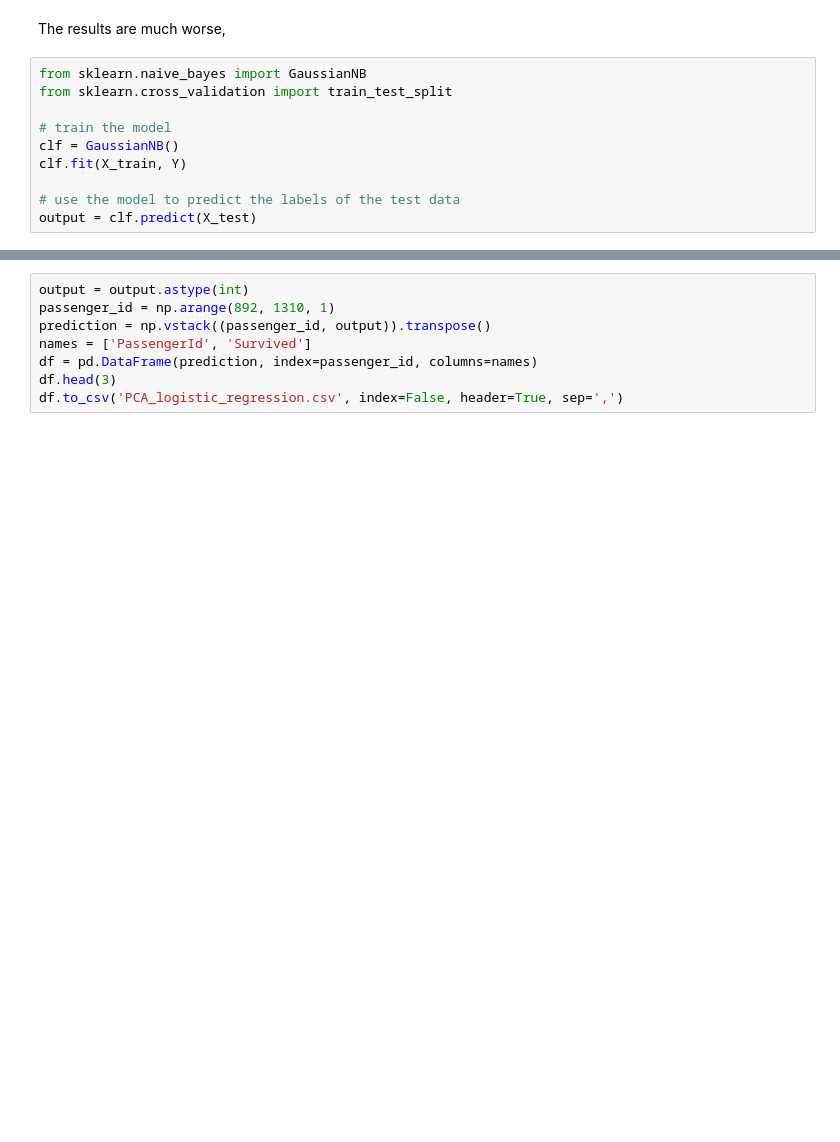
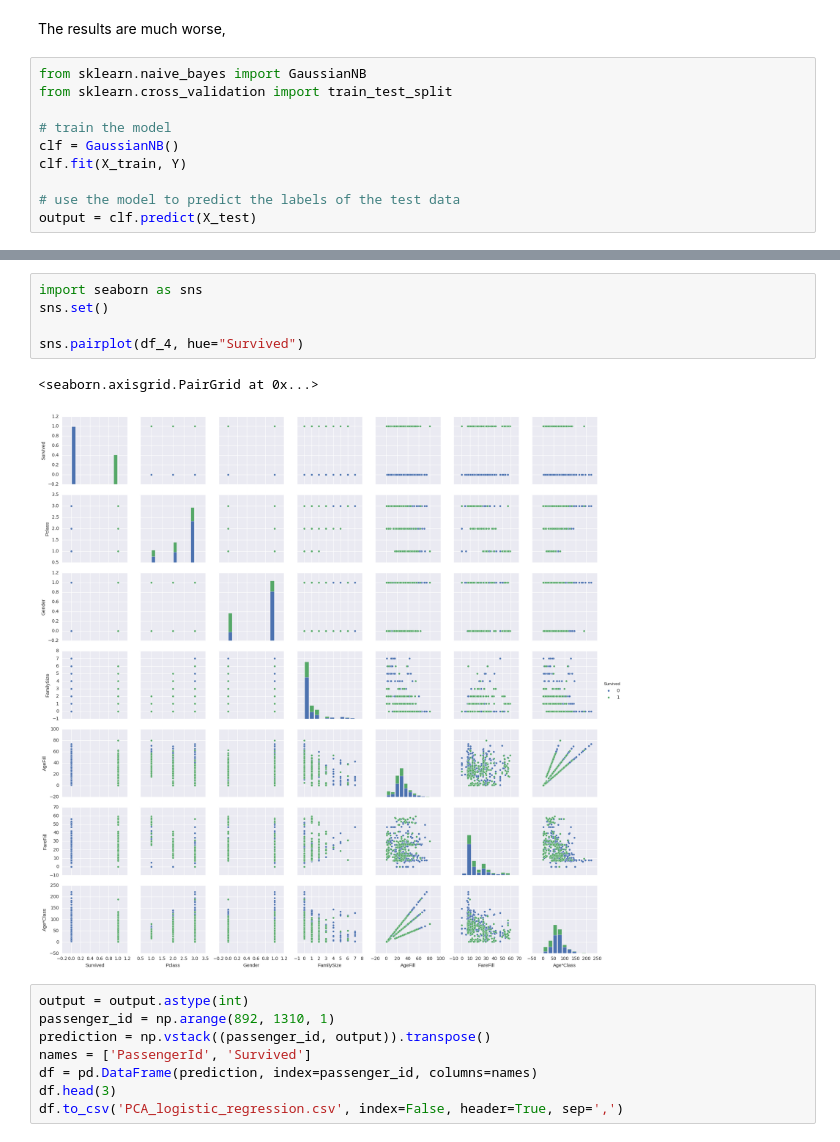
Before and after one commit to MehdiAB161/ML0, a Jupyter notebook: exploration.ipynb, the cells around one changed output, grey strips where cells are left out. Saved outputs shown, nothing was run; the diff lists cells and outputs as text; blank space fills up the shorter version.

```diff
--- a/exploration.ipynb
+++ b/exploration.ipynb
@@ -627,3 +662,11 @@ output = clf.predict(X_test)
+# %%
+import seaborn as sns
+sns.set()
+
+sns.pairplot(df_4, hue="Survived")
+# %% [output]
+<seaborn.axisgrid.PairGrid at 0x...>
+[figure, added]
 # %%
 output = output.astype(int)
 passenger_id = np.arange(892, 1310, 1)
```
Also changed, not shown: parts of 7 cells of this notebook.
